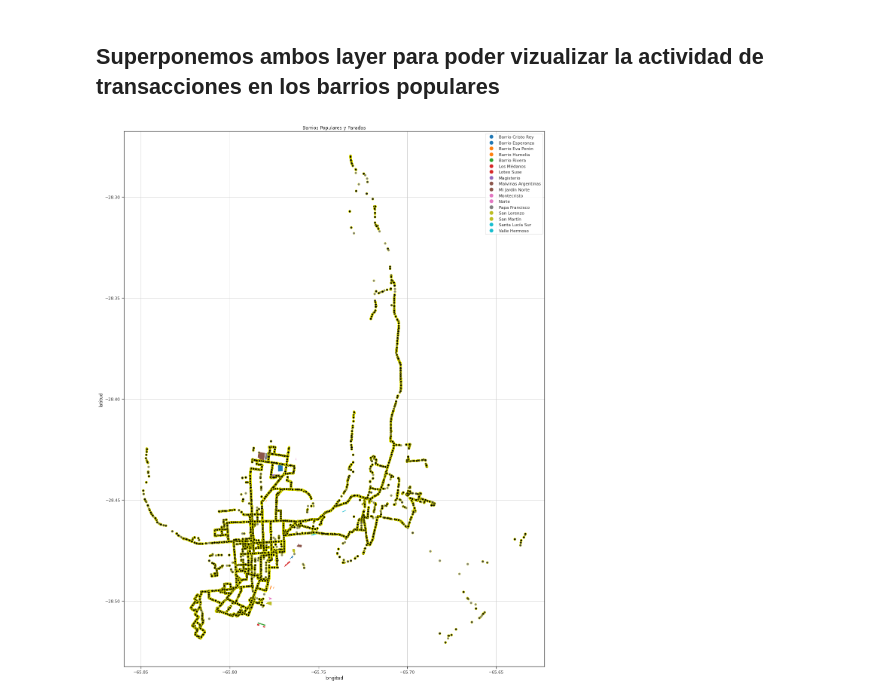
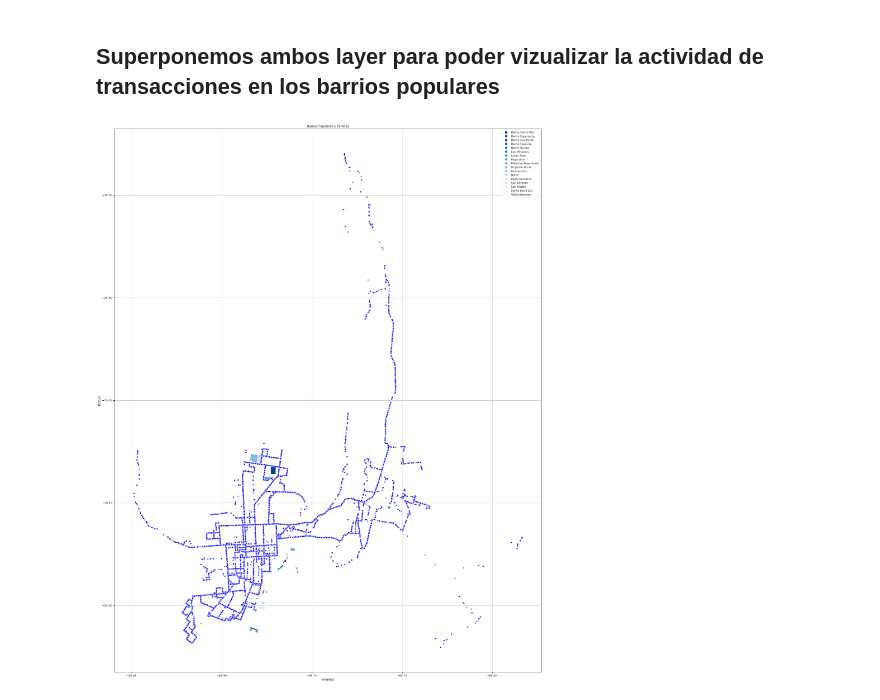
Before and after one commit to sebasruggero/analisis_transporte_catamarca, a Jupyter notebook: Análisis_Catamarca.ipynb, the cells around one changed output. Cells and saved outputs as stored; diff of their text form; code cells hidden in the pictures.

```diff
--- a/Análisis_Catamarca.ipynb
+++ b/Análisis_Catamarca.ipynb
@@ -256,19 +252,20 @@ mapa
 ## Superponemos ambos layer para poder vizualizar la actividad de transacciones en los barrios populares
 # %%
 # Graficamos el shape junto con los recorridos para poder observar
-barrios_populares_catamarca.plot(column='Barrio', legend=True , figsize=(20,40))
+
+barrios_populares_catamarca.plot(column='Barrio', legend=True , figsize=(40,40), cmap="Blues_r")
 
 # Agregamos los puntos del recorrido
-plt.scatter(x=df.LONGITUDE, y=df.LATITUDE, c='black', edgecolor = 'yellow', alpha=0.5)
+plt.scatter(x=df.LONGITUDE, y=df.LATITUDE, c='blue', edgecolor = 'white', alpha=0.5)
 
 # Agegamos etiquetas y titulos
 plt.title('Barrios Populares y Paradas')
 plt.xlabel('longitud')
 plt.ylabel('latitud')
 
 
 # Agregamos grid y mostramos
 plt.grid()
 plt.show()
 # %% [output]
-[figure, old version]
+[figure, new version]
```
Also changed, not shown: parts of 1 cell of this notebook.
